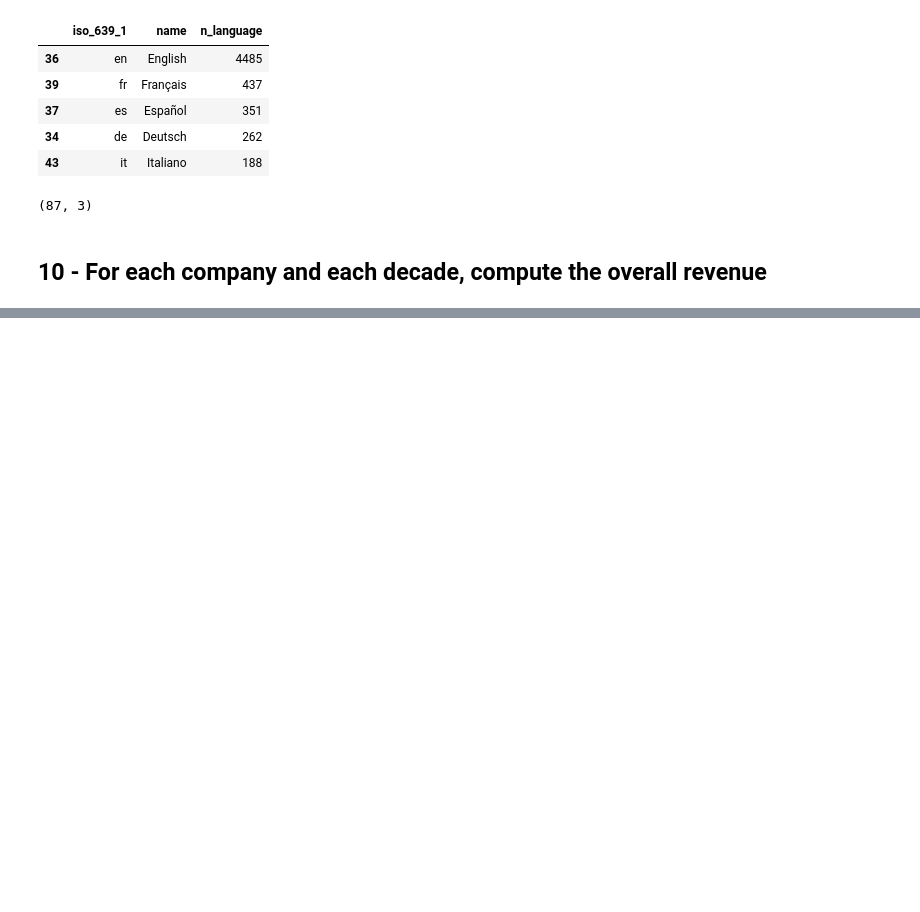
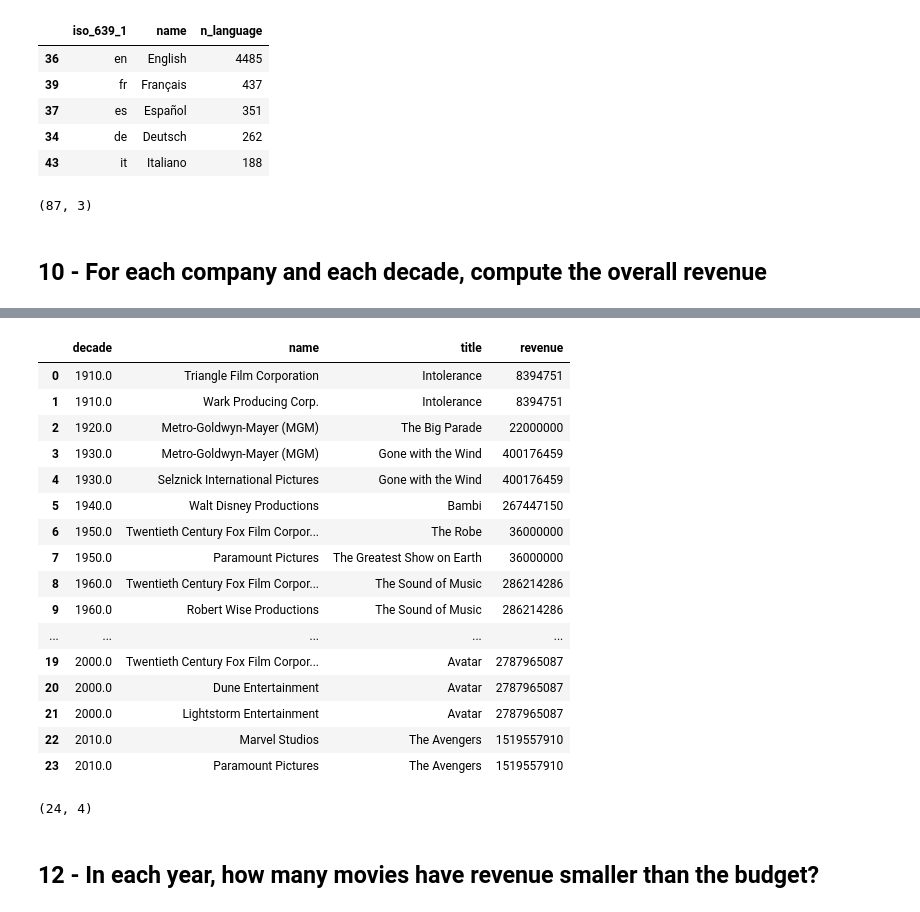
Before and after one commit to mat0692/FCS, a Jupyter notebook: Project FCS.ipynb, the cells around one changed output, grey strips where cells are left out. Saved outputs shown, nothing was run; the diff lists cells and outputs as text; code cells hidden in the pictures; blank space fills up the shorter version.

```diff
--- a/Project FCS.ipynb
+++ b/Project FCS.ipynb
@@ -374,3 +374,15 @@ display(n_language[['iso_639_1', 'name', 'n_language']].sort_values("n_language"
 (87, 3)
 # %% [markdown]
 ## 10 - For each company and each decade, compute the overall revenue
+# %%
+movies2['decade'] = movies2.year//10*10
+# movies2 = movies2[movies2['decade'].notnull()]
+
+overall = pd.merge(movies2, production_companies_id, left_on = 'id', right_on = 'movie_id').drop('id_x', axis=1).rename(columns = {'id_y':'id'})
+overall = pd.merge(overall, production_companies, on = 'id')
+
+overall2 = overall[['decade', 'name', 'title', 'revenue']] # appoggio per la richiesta 12
+
+overall = overall.groupby(['name', 'decade']).revenue.sum().reset_index() # sommiamo revenue se stesso name e decade
+display(overall.sort_values('revenue', ascending = False).head(), overall.shape)
+# overall2.sort_values('decade', ascending = False)
@@ -376,0 +433,25 @@ display(n_language[['iso_639_1', 'name', 'n_language']].sort_values("n_language"
+# %%
+max_rev2 = movies2.groupby('decade')['revenue'].max().reset_index()
+max_rev2 = pd.merge(max_rev2, overall2, on = ['decade', 'revenue'])[['decade', 'name', 'title', 'revenue']]
+display(max_rev2, max_rev2.shape)
+# %% [output]
+|  | decade | name | title | revenue |
+| 0 | 1910.0 | Triangle Film Corporation | Intolerance | 8394751 |
+| 1 | 1910.0 | Wark Producing Corp. | Intolerance | 8394751 |
+| 2 | 1920.0 | Metro-Goldwyn-Mayer (MGM) | The Big Parade | 22000000 |
+| 3 | 1930.0 | Metro-Goldwyn-Mayer (MGM) | Gone with the Wind | 400176459 |
+| 4 | 1930.0 | Selznick International Pictures | Gone with the Wind | 400176459 |
+| 5 | 1940.0 | Walt Disney Productions | Bambi | 267447150 |
+| 6 | 1950.0 | Twentieth Century Fox Film Corpor... | The Robe | 36000000 |
+| 7 | 1950.0 | Paramount Pictures | The Greatest Show on Earth | 36000000 |
+| 8 | 1960.0 | Twentieth Century Fox Film Corpor... | The Sound of Music | 286214286 |
+| 9 | 1960.0 | Robert Wise Productions | The Sound of Music | 286214286 |
+| ... | ... | ... | ... | ... |
+| 19 | 2000.0 | Twentieth Century Fox Film Corpor... | Avatar | 2787965087 |
+| 20 | 2000.0 | Dune Entertainment | Avatar | 2787965087 |
+| 21 | 2000.0 | Lightstorm Entertainment | Avatar | 2787965087 |
+| 22 | 2010.0 | Marvel Studios | The Avengers | 1519557910 |
+| 23 | 2010.0 | Paramount Pictures | The Avengers | 1519557910 |
+(24, 4)
+# %% [markdown]
+## 12 - In each year, how many movies have revenue smaller than the budget?
```
Also changed, not shown: parts of 5 cells of this notebook.
